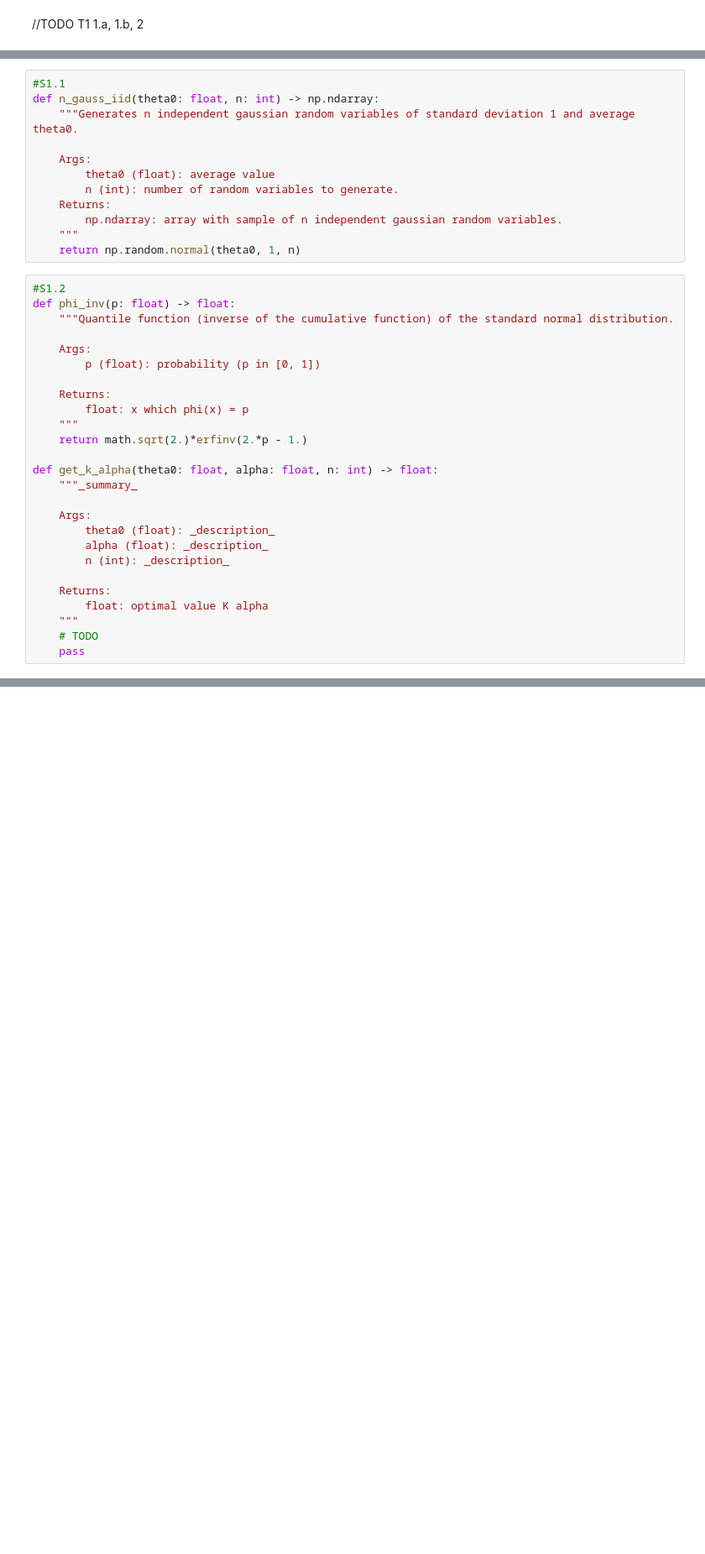
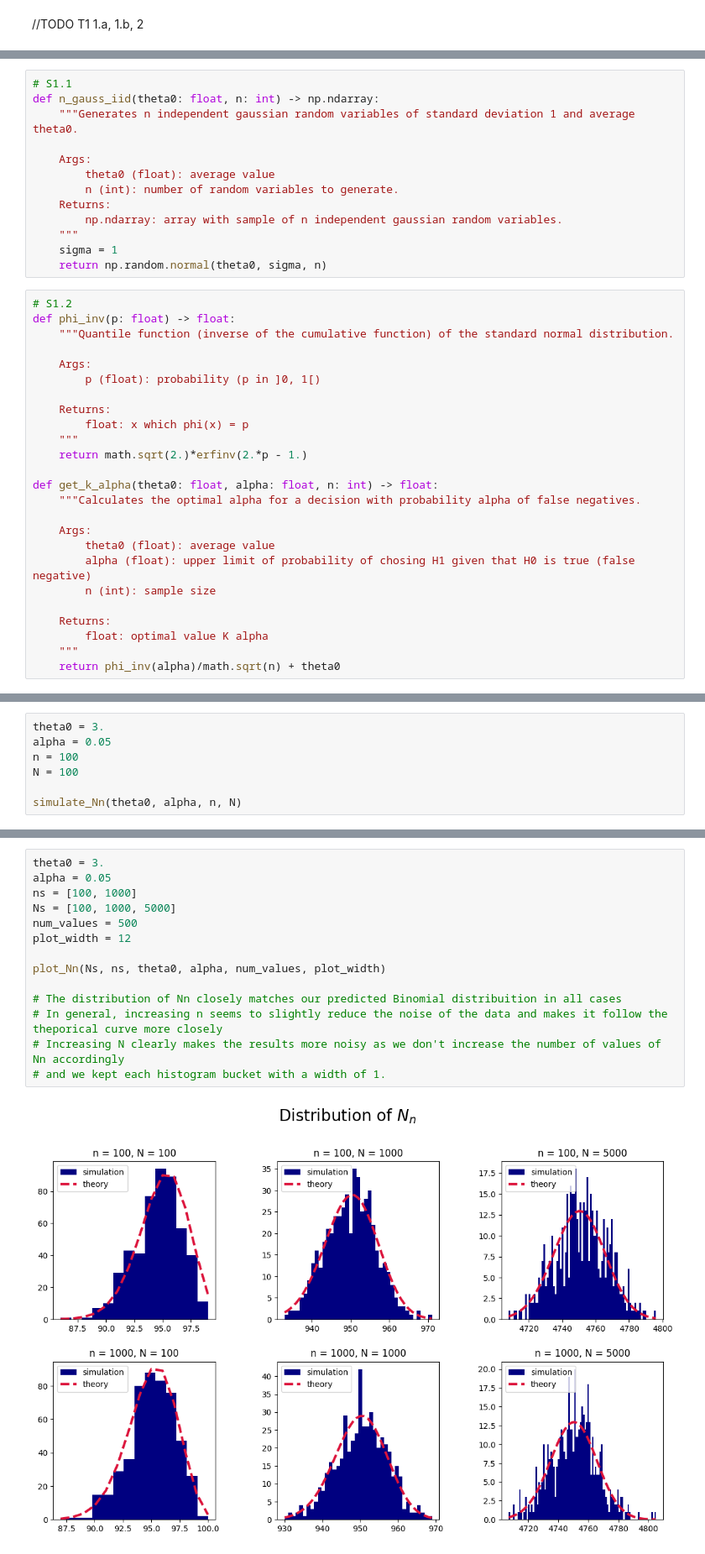
Before and after one commit to Eric-Guerra-Ribeiro/MAP361-decison-rule, a Jupyter notebook: decision_rule.ipynb, the cells around one changed output, grey strips where cells are left out. Shown at 84% size. Cells and saved outputs as stored; diff of their text form; blank space fills up the shorter version.

```diff
--- a/decision_rule.ipynb
+++ b/decision_rule.ipynb
@@ -24,5 +27,5 @@ from scipy.special import erfinv
 # %%
-#S1.1
+# S1.1
 def n_gauss_iid(theta0: float, n: int) -> np.ndarray:
     """Generates n independent gaussian random variables of standard deviation 1 and average theta0.
 
@@ -32,14 +35,15 @@ def n_gauss_iid(theta0: float, n: int) -> np.ndarray:
     Returns:
         np.ndarray: array with sample of n independent gaussian random variables.
     """
-    return np.random.normal(theta0, 1, n)
+    sigma = 1
+    return np.random.normal(theta0, sigma, n)
 # %%
-#S1.2
+# S1.2
 def phi_inv(p: float) -> float:
     """Quantile function (inverse of the cumulative function) of the standard normal distribution.
 
     Args:
-        p (float): probability (p in [0, 1])
+        p (float): probability (p in ]0, 1[)
 
     Returns:
         float: x which phi(x) = p
@@ -47,15 +51,14 @@ def phi_inv(p: float) -> float:
     return math.sqrt(2.)*erfinv(2.*p - 1.)
 
 def get_k_alpha(theta0: float, alpha: float, n: int) -> float:
-    """_summary_
+    """Calculates the optimal alpha for a decision with probability alpha of false negatives.
 
     Args:
-        theta0 (float): _description_
-        alpha (float): _description_
-        n (int): _description_
+        theta0 (float): average value
+        alpha (float): upper limit of probability of chosing H1 given that H0 is true (false negative)
+        n (int): sample size
 
     Returns:
         float: optimal value K alpha
     """
-    # TODO
-    pass
+    return phi_inv(alpha)/math.sqrt(n) + theta0
@@ -61,0 +109,7 @@ def get_k_alpha(theta0: float, alpha: float, n: int) -> float:
+# %%
+theta0 = 3.
+alpha = 0.05
+n = 100
+N = 100
+
+simulate_Nn(theta0, alpha, n, N)
@@ -61,0 +172,16 @@ def get_k_alpha(theta0: float, alpha: float, n: int) -> float:
+# %%
+theta0 = 3.
+alpha = 0.05
+ns = [100, 1000]
+Ns = [100, 1000, 5000]
+num_values = 500
+plot_width = 12
+
+plot_Nn(Ns, ns, theta0, alpha, num_values, plot_width)
+
+# The distribution of Nn closely matches our predicted Binomial distribuition in all cases
+# In general, increasing n seems to slightly reduce the noise of the data and makes it follow the theporical curve more closely
+# Increasing N clearly makes the results more noisy as we don't increase the number of values of Nn accordingly
+# and we kept each histogram bucket with a width of 1.
+# %% [output]
+[figure, added]
```
Also changed, not shown: parts of 4 cells of this notebook, 1 other file.
